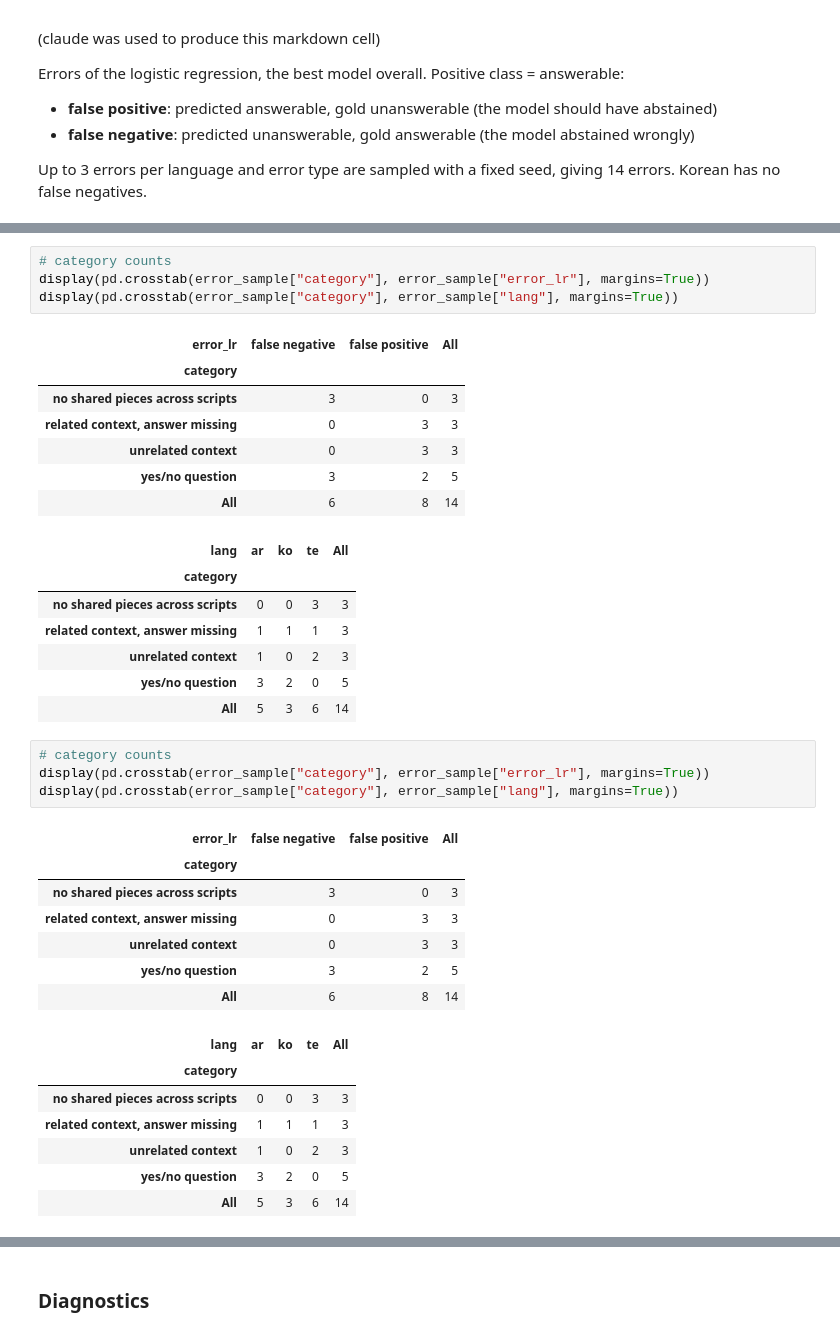
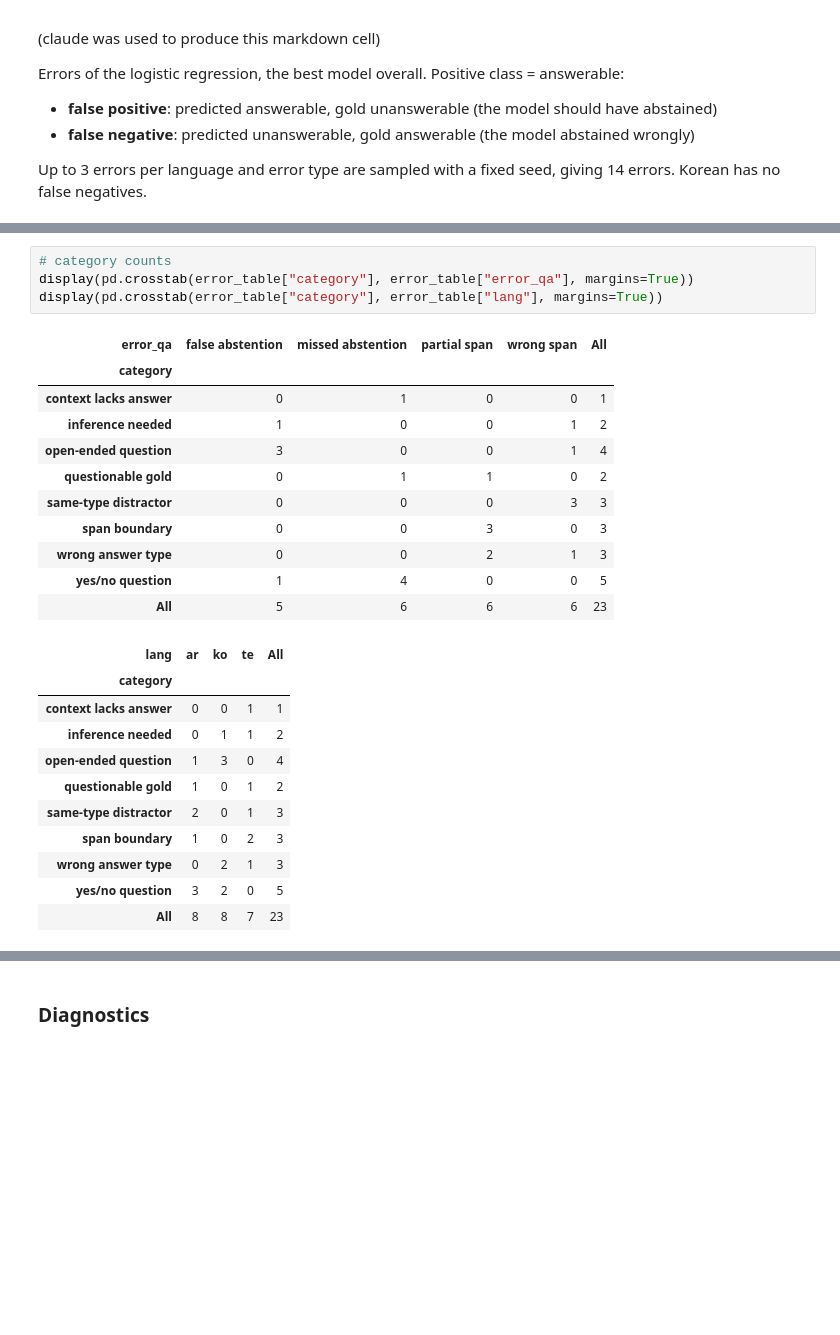
Before and after one commit to Legenden84/msc-nlp-2026, a Jupyter notebook: project_notebooks/nlp_project_w39.ipynb, the cells around one changed output, grey strips where cells are left out. Saved outputs shown, nothing was run; the diff lists cells and outputs as text; blank space fills up the shorter version.

```diff
--- a/project_notebooks/nlp_project_w39.ipynb
+++ b/project_notebooks/nlp_project_w39.ipynb
@@ -856,40 +866,29 @@ error_sample[["lang", "error_lr", "question_en", "gold_answer", "category"]]
 # %%
 # category counts
-display(pd.crosstab(error_sample["category"], error_sample["error_lr"], margins=True))
-display(pd.crosstab(error_sample["category"], error_sample["lang"], margins=True))
+display(pd.crosstab(error_table["category"], error_table["error_qa"], margins=True))
+display(pd.crosstab(error_table["category"], error_table["lang"], margins=True))
 # %% [output]
-| error_lr | false negative | false positive | All |
-| category |  |  |  |
-| no shared pieces across scripts | 3 | 0 | 3 |
-| related context, answer missing | 0 | 3 | 3 |
-| unrelated context | 0 | 3 | 3 |
-| yes/no question | 3 | 2 | 5 |
-| All | 6 | 8 | 14 |
+| error_qa | false abstention | missed abstention | partial span | wrong span | All |
+| category |  |  |  |  |  |
+| context lacks answer | 0 | 1 | 0 | 0 | 1 |
+| inference needed | 1 | 0 | 0 | 1 | 2 |
+| open-ended question | 3 | 0 | 0 | 1 | 4 |
+| questionable gold | 0 | 1 | 1 | 0 | 2 |
+| same-type distractor | 0 | 0 | 0 | 3 | 3 |
+| span boundary | 0 | 0 | 3 | 0 | 3 |
+| wrong answer type | 0 | 0 | 2 | 1 | 3 |
+| yes/no question | 1 | 4 | 0 | 0 | 5 |
+| All | 5 | 6 | 6 | 6 | 23 |
 | lang | ar | ko | te | All |
 | category |  |  |  |  |
-| no shared pieces across scripts | 0 | 0 | 3 | 3 |
-| related context, answer missing | 1 | 1 | 1 | 3 |
-| unrelated context | 1 | 0 | 2 | 3 |
+| context lacks answer | 0 | 0 | 1 | 1 |
+| inference needed | 0 | 1 | 1 | 2 |
+| open-ended question | 1 | 3 | 0 | 4 |
+| questionable gold | 1 | 0 | 1 | 2 |
+| same-type distractor | 2 | 0 | 1 | 3 |
+| span boundary | 1 | 0 | 2 | 3 |
+| wrong answer type | 0 | 2 | 1 | 3 |
 | yes/no question | 3 | 2 | 0 | 5 |
-| All | 5 | 3 | 6 | 14 |
+| All | 8 | 8 | 7 | 23 |
-# %%
-# category counts
-display(pd.crosstab(error_sample["category"], error_sample["error_lr"], margins=True))
-display(pd.crosstab(error_sample["category"], error_sample["lang"], margins=True))
-# %% [output]
-| error_lr | false negative | false positive | All |
-| category |  |  |  |
-| no shared pieces across scripts | 3 | 0 | 3 |
-| related context, answer missing | 0 | 3 | 3 |
-| unrelated context | 0 | 3 | 3 |
-| yes/no question | 3 | 2 | 5 |
-| All | 6 | 8 | 14 |
-| lang | ar | ko | te | All |
-| category |  |  |  |  |
-| no shared pieces across scripts | 0 | 0 | 3 | 3 |
-| related context, answer missing | 1 | 1 | 1 | 3 |
-| unrelated context | 1 | 0 | 2 | 3 |
-| yes/no question | 3 | 2 | 0 | 5 |
-| All | 5 | 3 | 6 | 14 |
 # %%
 # one representative example per category
```
Also changed, not shown: parts of 19 cells of this notebook, 7 other files.
